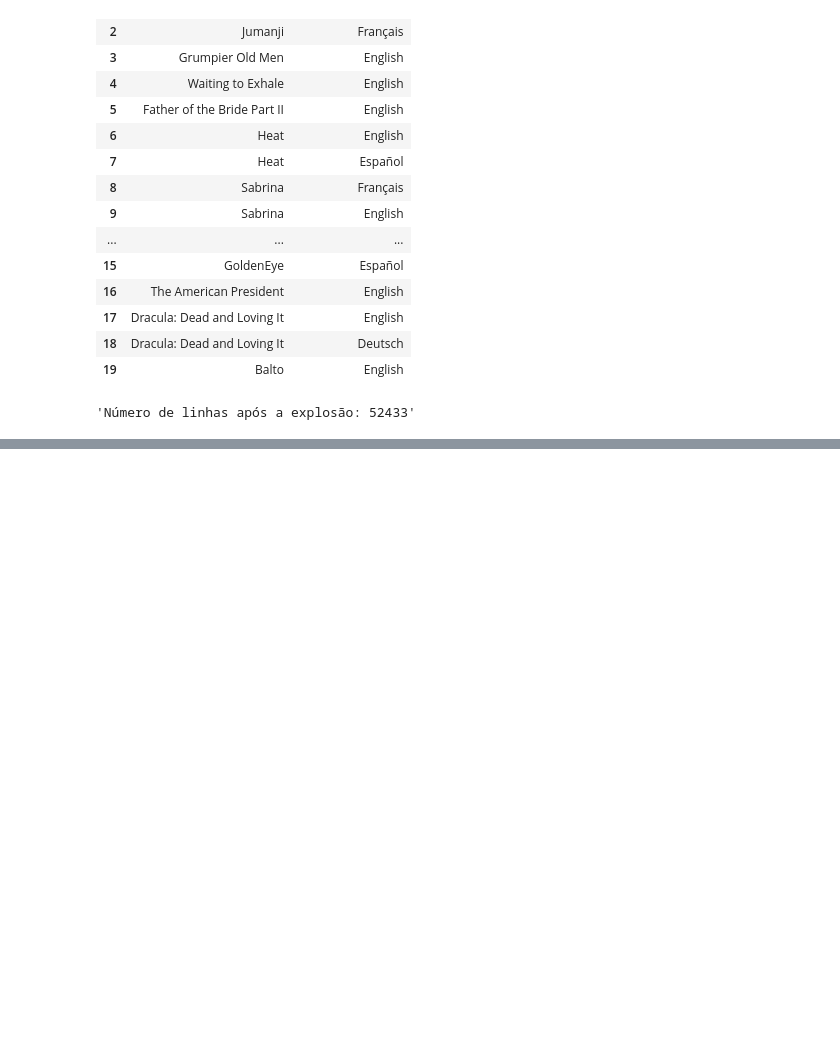
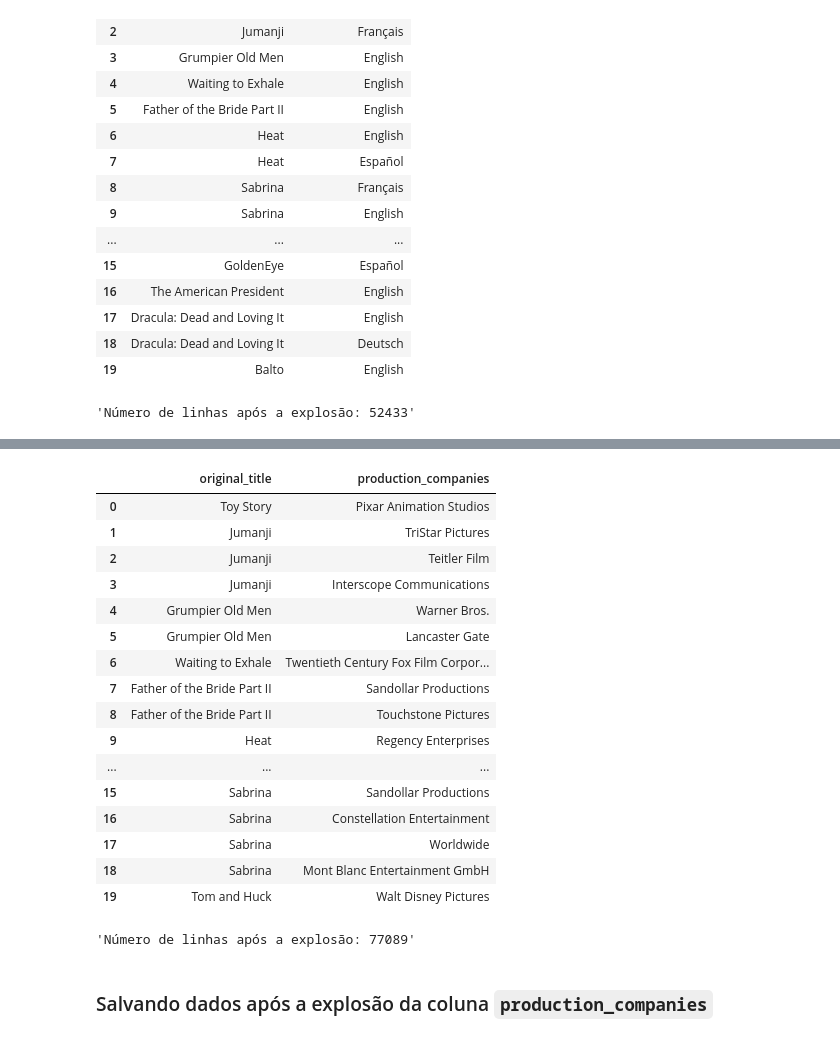
Before and after one commit to AleCecilio/entertainment_industry_performance_analysis, a Jupyter notebook: notebooks/08_feature_engineering_movies.ipynb, the cells around one changed output, grey strips where cells are left out. Cells and saved outputs as stored; diff of their text form; code cells hidden in the pictures; blank space fills up the shorter version.

```diff
--- a/notebooks/08_feature_engineering_movies.ipynb
+++ b/notebooks/08_feature_engineering_movies.ipynb
@@ -101,11 +104,20 @@ correcoes_franquias = {
     'A Era do Gelo': 'Ice Age Collection'
 }
 # %%
-# O Loop Inteligente: Varrer o dicionário e aplicar a regra
+# Varrer o dicionário e aplicar a regra
+sucessos = 0
 for palavra_chave, nome_franquia in correcoes_franquias.items():
+    # Encontra os filmes pelo padrão de texto no título
     filtro = df_movies['original_title'].str.contains(palavra_chave, case=False, na=False)
-    df_movies.loc[filtro & df_movies['belongs_to_collection'].isna(), 'belongs_to_collection'] = nome_franquia
-    df_movies.loc[filtro, 'is_franchise'] = True
 
-print(f"Correções manuais aplicadas para {len(correcoes_franquias)} chaves de franquias!")
+    # Conta quantos vão ser alterados para o log
+    qtd_alterar = (filtro & (df_movies['belongs_to_collection'] == 'Filme Isolado')).sum()
+    sucessos += qtd_alterar
+
+    # Aplica a regra de negócio
+    df_movies.loc[filtro & (df_movies['belongs_to_collection'] == 'Filme Isolado'),
+                  'belongs_to_collection'] = nome_franquia
+
+print(f"Dicionário de {len(correcoes_franquias)} chaves processado.")
+print(f"Total de filmes realocados para franquias: {sucessos}")
 # %% [output]
@@ -121,3 +125,0 @@ Uma das hipóteses centrais deste projeto é que filmes pertencentes a franquias
-# %%
-# Criando uma coluna is_franchise para indicar se o filme pertence a uma franquia ou não
-df_movies['is_franchise'] = df_movies['belongs_to_collection'].notna().astype(bool)
@@ -360,0 +332,49 @@ df_languages_exploded.to_csv(caminho_saida_languages_exploded, index=False)
+# %%
+# Explodindo a coluna de produtoras para criar uma linha por produtora
+df_companies_exploded = df_movies.explode('production_companies')
+
+# Limpando os espaços em branco
+df_companies_exploded['production_companies'] = df_companies_exploded['production_companies'].str.strip()
+
+# Resetando o índice para evitar índices duplicados
+df_companies_exploded.reset_index(drop=True, inplace=True)
+# %%
+# Validação da granularidade atômica: uma linha por par filme-produtora
+display(
+    df_companies_exploded[['original_title', 'production_companies']]
+    .head(20)
+    .style
+    .set_properties(
+        subset=['original_title'],
+        **{'background-color': '#2B2D42', 'color': 'white'}
+    )
+    .set_properties(
+        subset=['production_companies'],
+        **{'background-color': '#4A4E69', 'color': 'white'}
+    )
+)
+# %% [output]
+|  | original_title | production_companies |
+| 0 | Toy Story | Pixar Animation Studios |
+| 1 | Jumanji | TriStar Pictures |
+| 2 | Jumanji | Teitler Film |
+| 3 | Jumanji | Interscope Communications |
+| 4 | Grumpier Old Men | Warner Bros. |
+| 5 | Grumpier Old Men | Lancaster Gate |
+| 6 | Waiting to Exhale | Twentieth Century Fox Film Corpor... |
+| 7 | Father of the Bride Part II | Sandollar Productions |
+| 8 | Father of the Bride Part II | Touchstone Pictures |
+| 9 | Heat | Regency Enterprises |
+| ... | ... | ... |
+| 15 | Sabrina | Sandollar Productions |
+| 16 | Sabrina | Constellation Entertainment |
+| 17 | Sabrina | Worldwide |
+| 18 | Sabrina | Mont Blanc Entertainment GmbH |
+| 19 | Tom and Huck | Walt Disney Pictures |
+# %%
+# Verificando o número de linhas após a explosão
+display(f"Número de linhas após a explosão: {df_companies_exploded.shape[0]}")
+# %% [output]
+'Número de linhas após a explosão: 77089'
+# %% [markdown]
+### Salvando dados após a explosão da coluna `production_companies`
```
Also changed, not shown: parts of 11 cells of this notebook, 10 other files.
